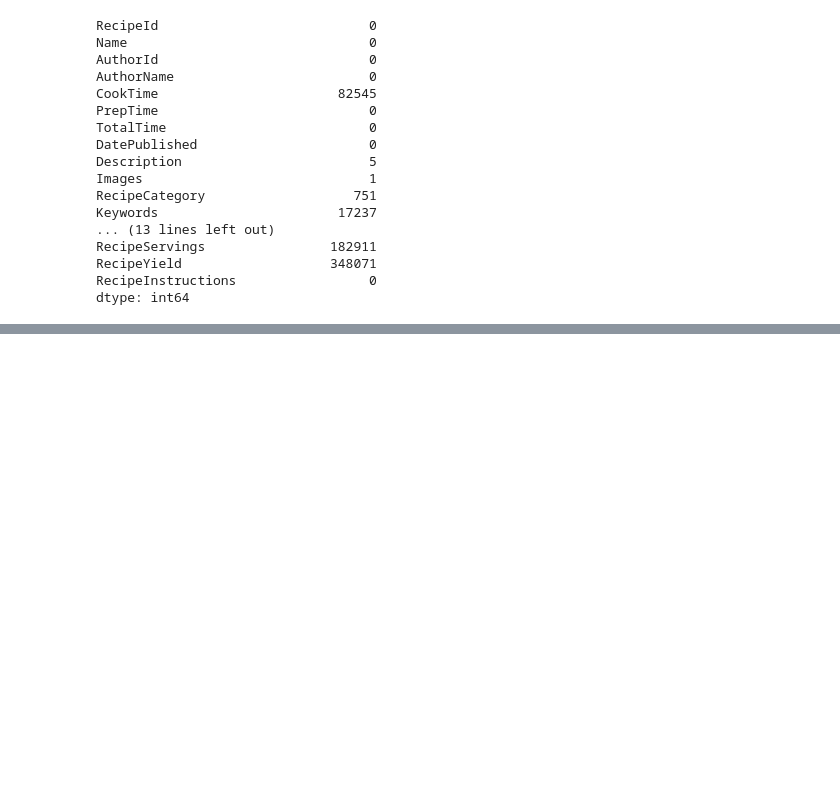
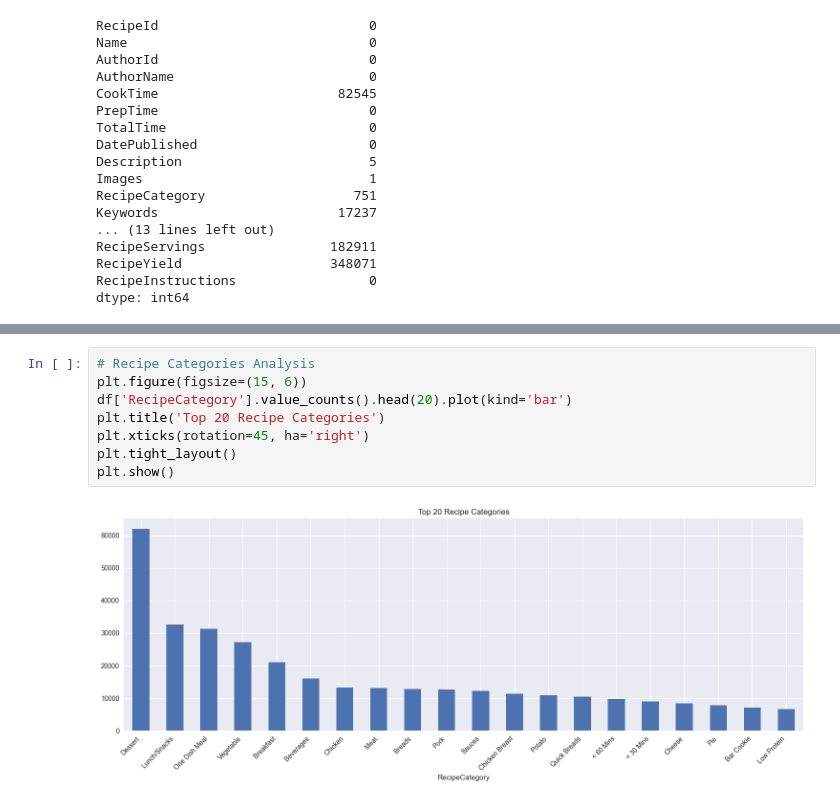
Before and after one commit to MinhasAlungal/culinary_compass, a Jupyter notebook: notebooks/food_recipes_EDA.ipynb, the cells around one changed output, grey strips where cells are left out. Cells and saved outputs as stored; diff of their text form; blank space fills up the shorter version.

```diff
--- a/notebooks/food_recipes_EDA.ipynb
+++ b/notebooks/food_recipes_EDA.ipynb
@@ -62,0 +189,10 @@ dtype: int64
+# %%
+# Recipe Categories Analysis
+plt.figure(figsize=(15, 6))
+df['RecipeCategory'].value_counts().head(20).plot(kind='bar')
+plt.title('Top 20 Recipe Categories')
+plt.xticks(rotation=45, ha='right')
+plt.tight_layout()
+plt.show()
+# %% [output]
+[figure, added]
```
Also changed, not shown: parts of 23 cells of this notebook.
